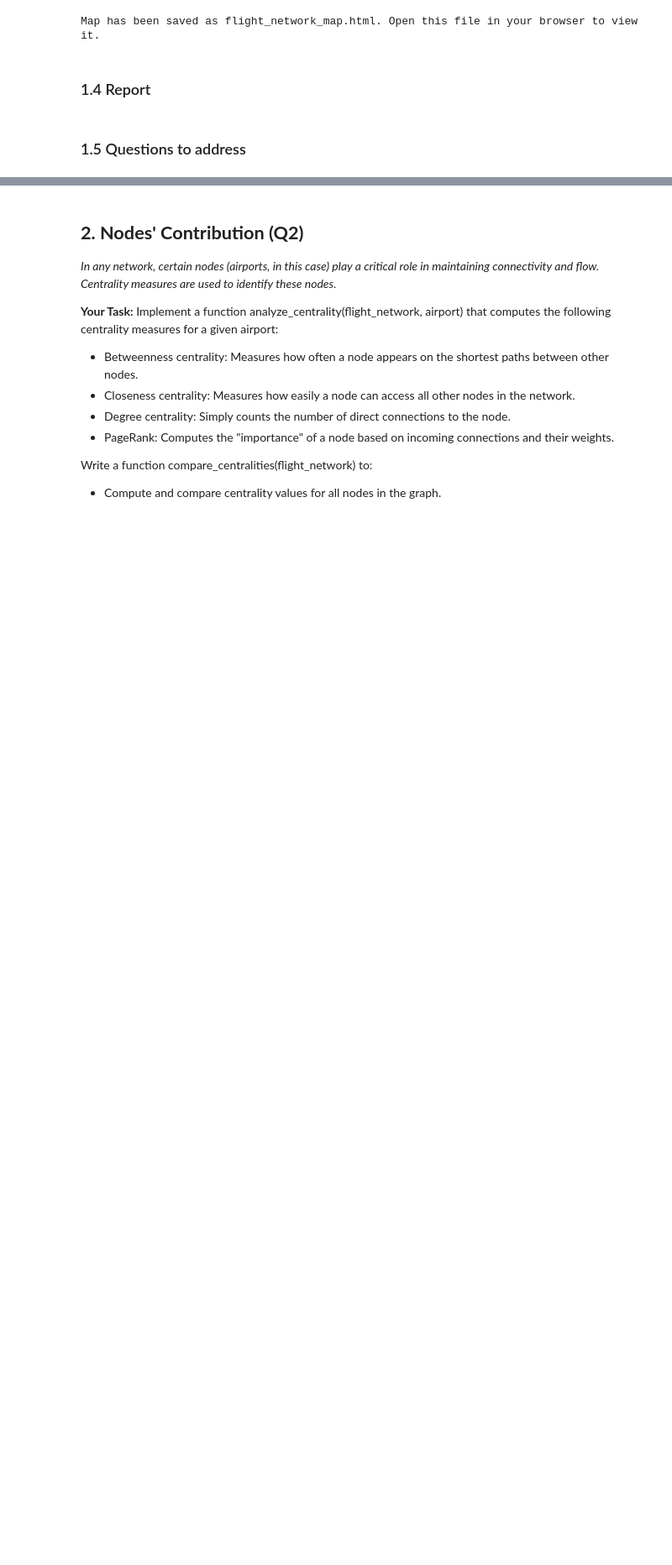
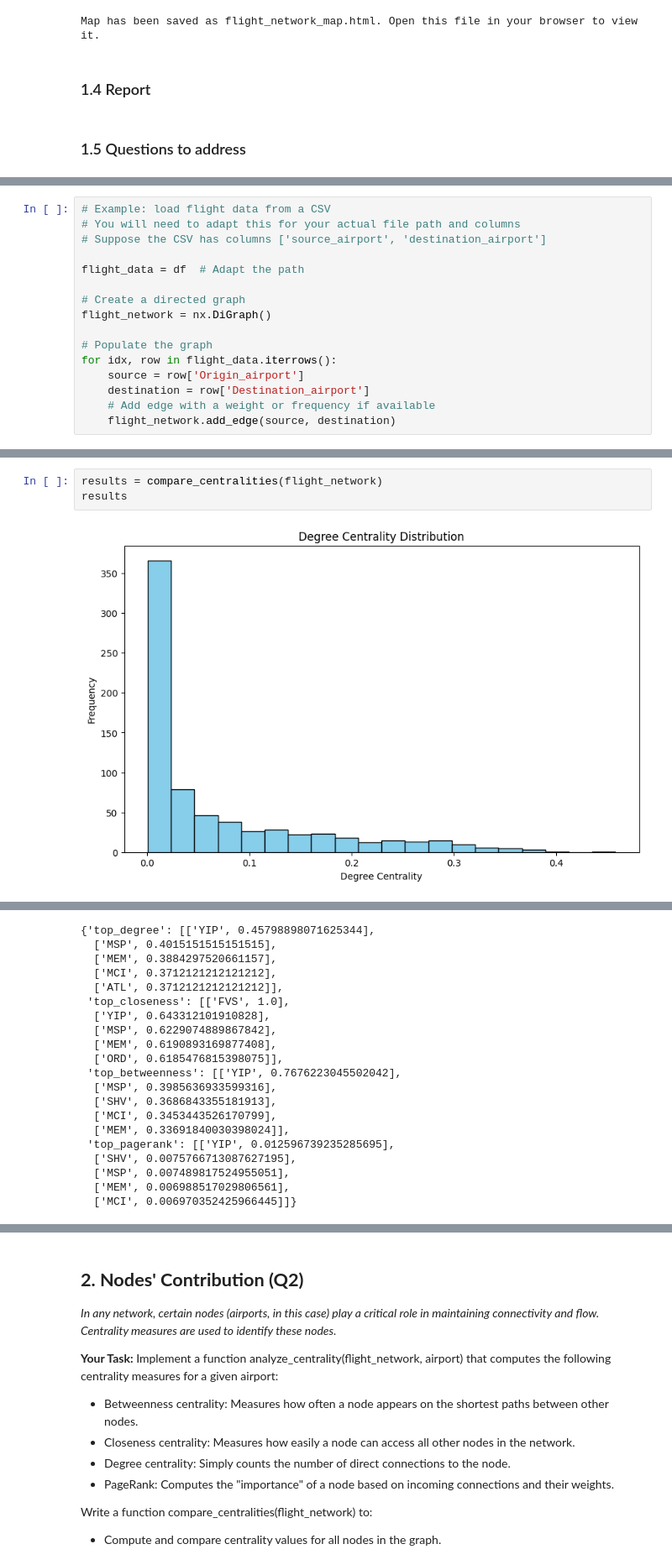
Before and after one commit to robertomagno1/ADM-HM5, a Jupyter notebook: main (ex1_ex2).ipynb, the cells around one changed output, grey strips where cells are left out. Shown at 84% size. Cells and saved outputs as stored; diff of their text form; blank space fills up the shorter version.

```diff
--- a/main (ex1_ex2).ipynb
+++ b/main (ex1_ex2).ipynb
@@ -593,0 +833,16 @@ Map has been saved as flight_network_map.html. Open this file in your browser to
+# %%
+# Example: load flight data from a CSV
+# You will need to adapt this for your actual file path and columns
+# Suppose the CSV has columns ['source_airport', 'destination_airport']
+
+flight_data = df  # Adapt the path
+
+# Create a directed graph
+flight_network = nx.DiGraph()
+
+# Populate the graph
+for idx, row in flight_data.iterrows():
+    source = row['Origin_airport']
+    destination = row['Destination_airport']
+    # Add edge with a weight or frequency if available
+    flight_network.add_edge(source, destination)
@@ -593,0 +869,5 @@ Map has been saved as flight_network_map.html. Open this file in your browser to
+# %%
+results = compare_centralities(flight_network)
+results
+# %% [output]
+[figure, added]
@@ -593,0 +877,20 @@ Map has been saved as flight_network_map.html. Open this file in your browser to
+{'top_degree': [['YIP', 0.45798898071625344],
+  ['MSP', 0.4015151515151515],
+  ['MEM', 0.3884297520661157],
+  ['MCI', 0.3712121212121212],
+  ['ATL', 0.3712121212121212]],
+ 'top_closeness': [['FVS', 1.0],
+  ['YIP', 0.643312101910828],
+  ['MSP', 0.6229074889867842],
+  ['MEM', 0.6190893169877408],
+  ['ORD', 0.6185476815398075]],
+ 'top_betweenness': [['YIP', 0.7676223045502042],
+  ['MSP', 0.3985636933599316],
+  ['SHV', 0.3686843355181913],
+  ['MCI', 0.3453443526170799],
+  ['MEM', 0.33691840030398024]],
+ 'top_pagerank': [['YIP', 0.012596739235285695],
+  ['SHV', 0.0075766713087627195],
+  ['MSP', 0.007489817524955051],
+  ['MEM', 0.006988517029806561],
+  ['MCI', 0.006970352425966445]]}
```
Also changed, not shown: parts of 20 cells of this notebook.
